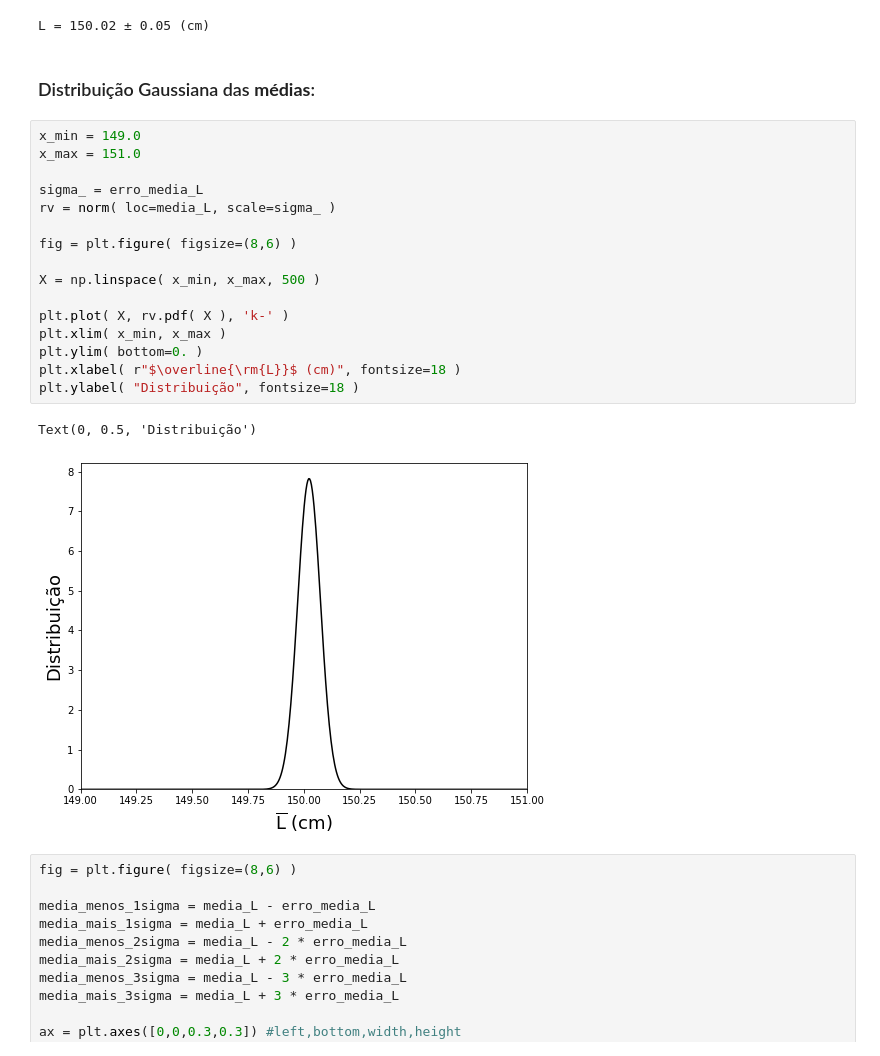
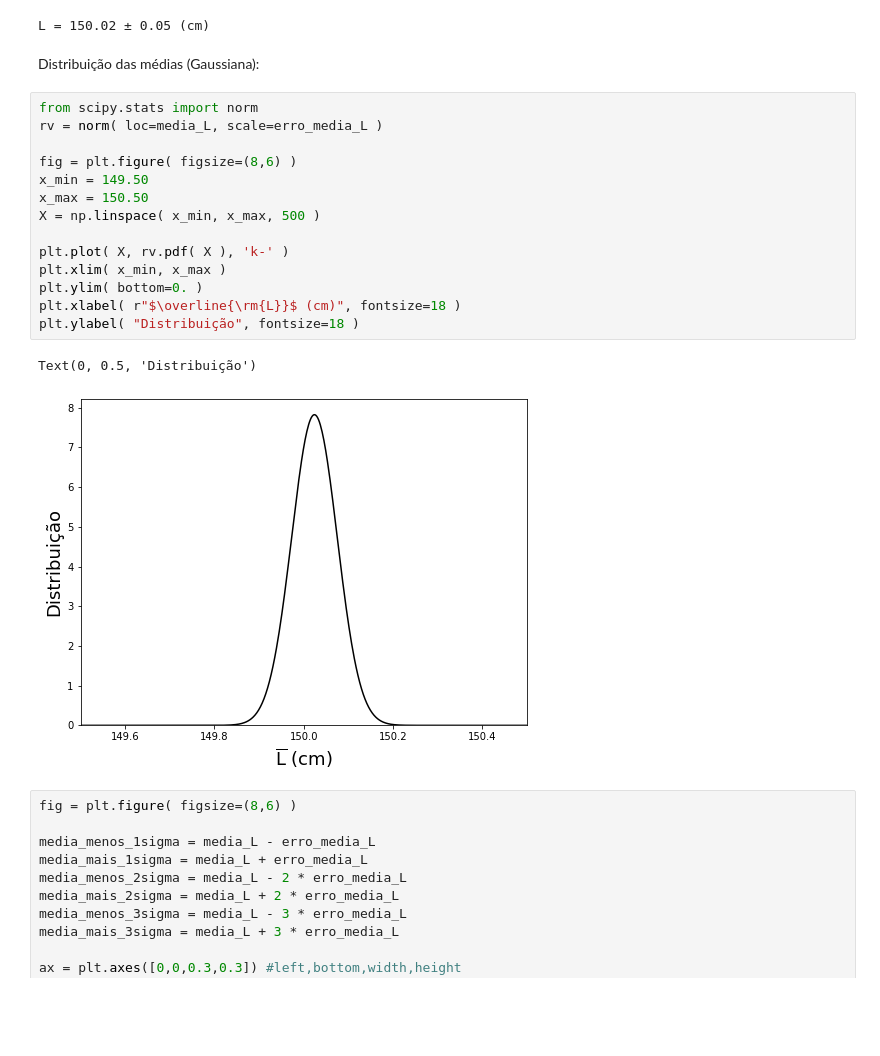
Before and after one commit to UERJ-FISICA/Fisica-Geral, a Jupyter notebook: Aula02_Estimativa_Comprimento_mesa.ipynb, the cells around one changed output. Saved outputs shown, nothing was run; the diff lists cells and outputs as text; blank space fills up the shorter version.

```diff
--- a/Aula02_Estimativa_Comprimento_mesa.ipynb
+++ b/Aula02_Estimativa_Comprimento_mesa.ipynb
@@ -132,27 +107,25 @@ Estimativa do comprimento das mesas:
 print ( "L = {:.2f} ± {:.2f} (cm)".format( np.round( media_L, 2 ), np.round( erro_media_L, 2 ) ) )
 # %% [output]
 L = 150.02 ± 0.05 (cm)
-# %% [markdown]
-### Distribuição Gaussiana das **médias**:
+# %% [markdown]
+Distribuição das médias (Gaussiana):
 # %%
-x_min = 149.0
-x_max = 151.0
-
-sigma_ = erro_media_L
-rv = norm( loc=media_L, scale=sigma_ )
+from scipy.stats import norm
+rv = norm( loc=media_L, scale=erro_media_L )
 
 fig = plt.figure( figsize=(8,6) )
-
+x_min = 149.50
+x_max = 150.50
 X = np.linspace( x_min, x_max, 500 )
 
 plt.plot( X, rv.pdf( X ), 'k-' )
 plt.xlim( x_min, x_max )
 plt.ylim( bottom=0. )
 plt.xlabel( r"$\overline{\rm{L}}$ (cm)", fontsize=18 )
 plt.ylabel( "Distribuição", fontsize=18 )
 # %% [output]
 Text(0, 0.5, 'Distribuição')
-[figure, old version]
+[figure, new version]
 # %%
 fig = plt.figure( figsize=(8,6) )
 
```
Also changed, not shown: parts of 11 cells of this notebook.
